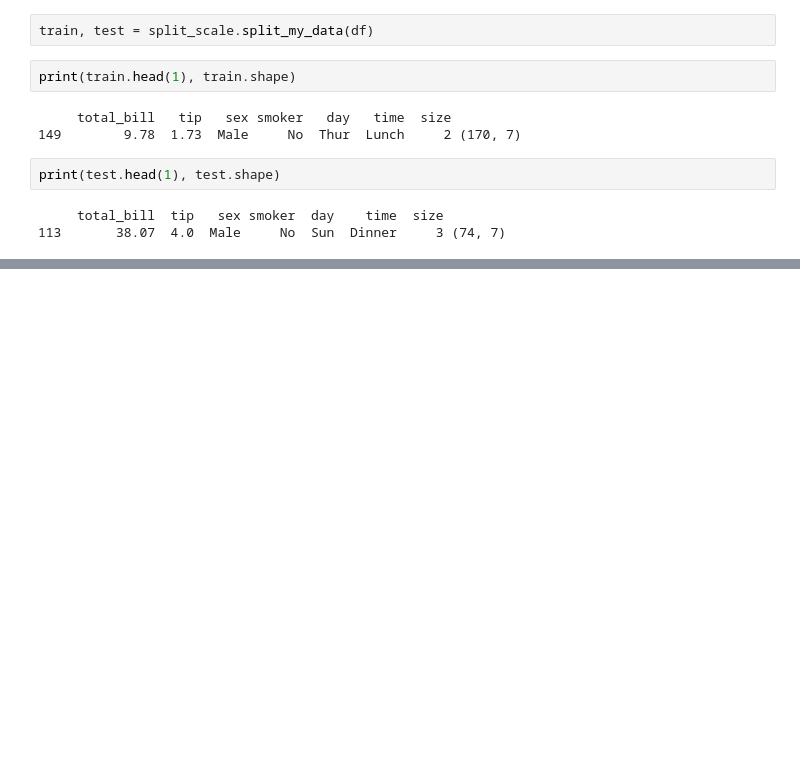
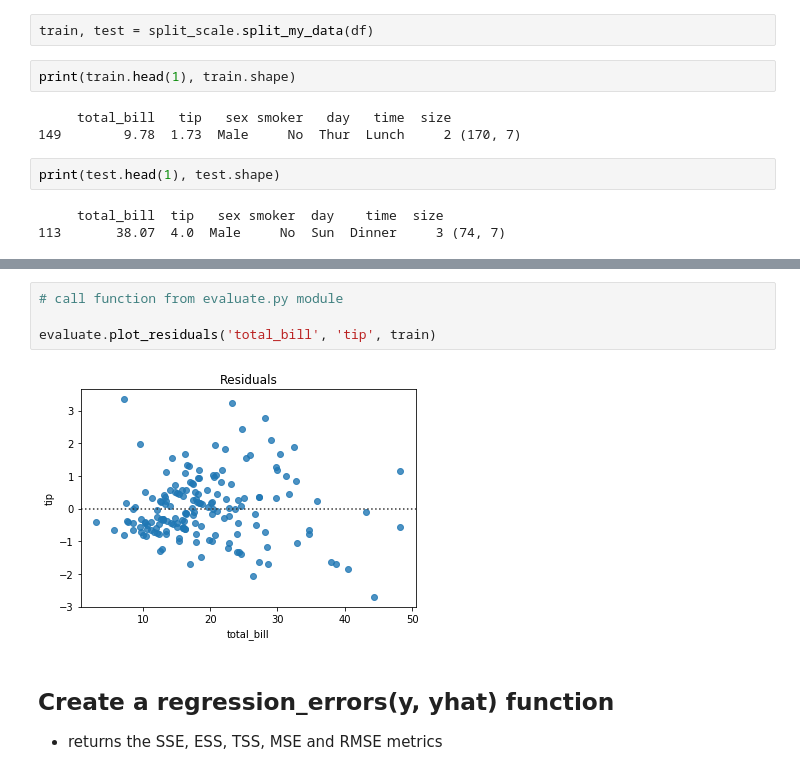
Before and after one commit to faithkane3/zillow_project, a Jupyter notebook: evaluate_walkthrough.ipynb, the cells around one changed output, grey strips where cells are left out. Drawn from its saved outputs; the diff is of its cells as text; blank space fills up the shorter version.

```diff
--- a/evaluate_walkthrough.ipynb
+++ b/evaluate_walkthrough.ipynb
@@ -56,0 +95,10 @@ y_test = test[['tip']]
+# %%
+# call function from evaluate.py module
+
+evaluate.plot_residuals('total_bill', 'tip', train)
+# %% [output]
+[figure, added]
+# %% [markdown]
+## Create a regression_errors(y, yhat) function
+
+- returns the SSE, ESS, TSS, MSE and RMSE metrics
```
Also changed, not shown: parts of 33 cells of this notebook, 2 other files.
